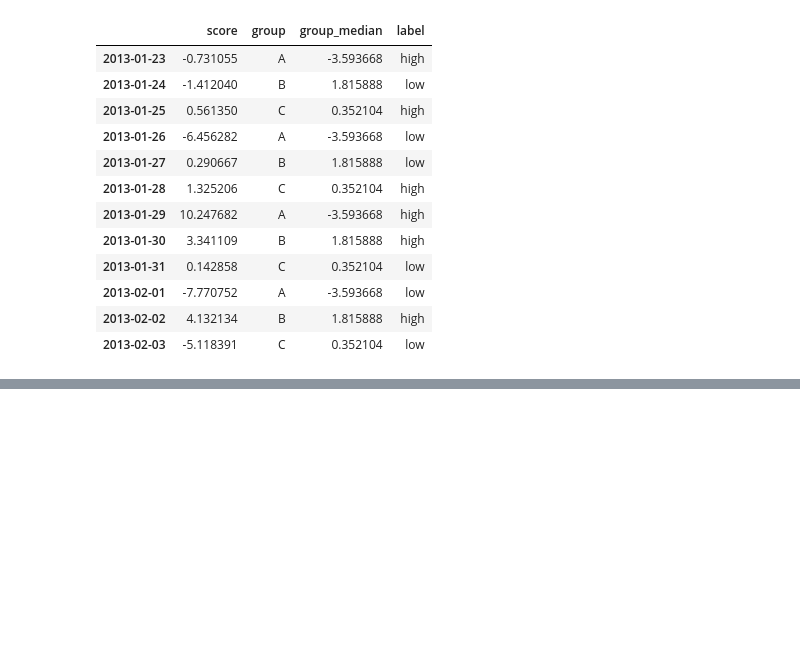
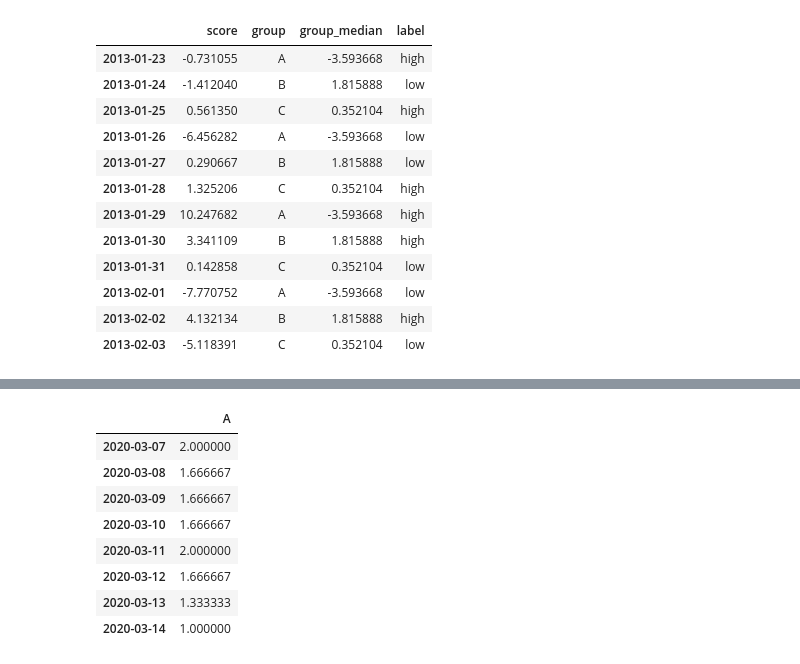
Before and after one commit to Bardia-Mostaghim/learning_pandas_basics, a Jupyter notebook: AICreatedTrainning.ipynb, the cells around one changed output, grey strips where cells are left out. Saved outputs shown, nothing was run; the diff lists cells and outputs as text; code cells hidden in the pictures; blank space fills up the shorter version.

```diff
--- a/AICreatedTrainning.ipynb
+++ b/AICreatedTrainning.ipynb
@@ -258,0 +261,21 @@ df.sort_values(by="B")
+# %%
+df = pd.DataFrame(
+    {
+        "A" : np.random.randint(0,3,10)
+    },
+    index=pd.date_range("20200305",periods=10)
+)
+
+df["A"] = df["A"].rolling(3).mean()
+
+df[df["A"] > 0.5]
+# %% [output]
+|  | A |
+| 2020-03-07 | 2.000000 |
+| 2020-03-08 | 1.666667 |
+| 2020-03-09 | 1.666667 |
+| 2020-03-10 | 1.666667 |
+| 2020-03-11 | 2.000000 |
+| 2020-03-12 | 1.666667 |
+| 2020-03-13 | 1.333333 |
+| 2020-03-14 | 1.000000 |
```
Also changed, not shown: parts of 4 cells of this notebook, 3 other files.
